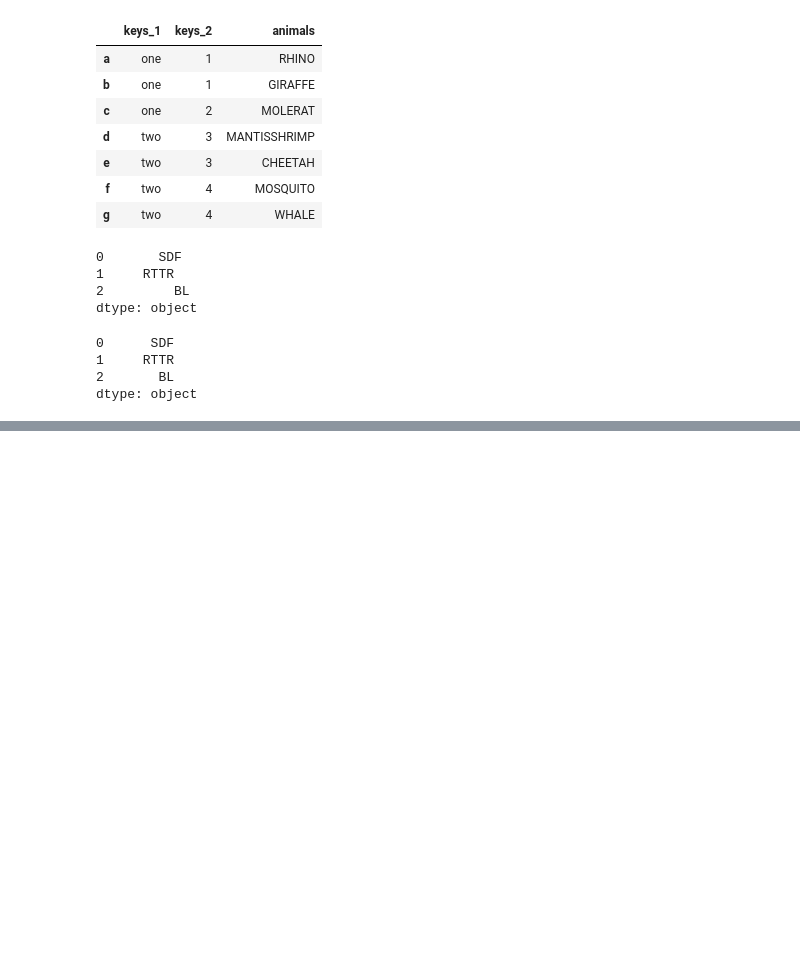
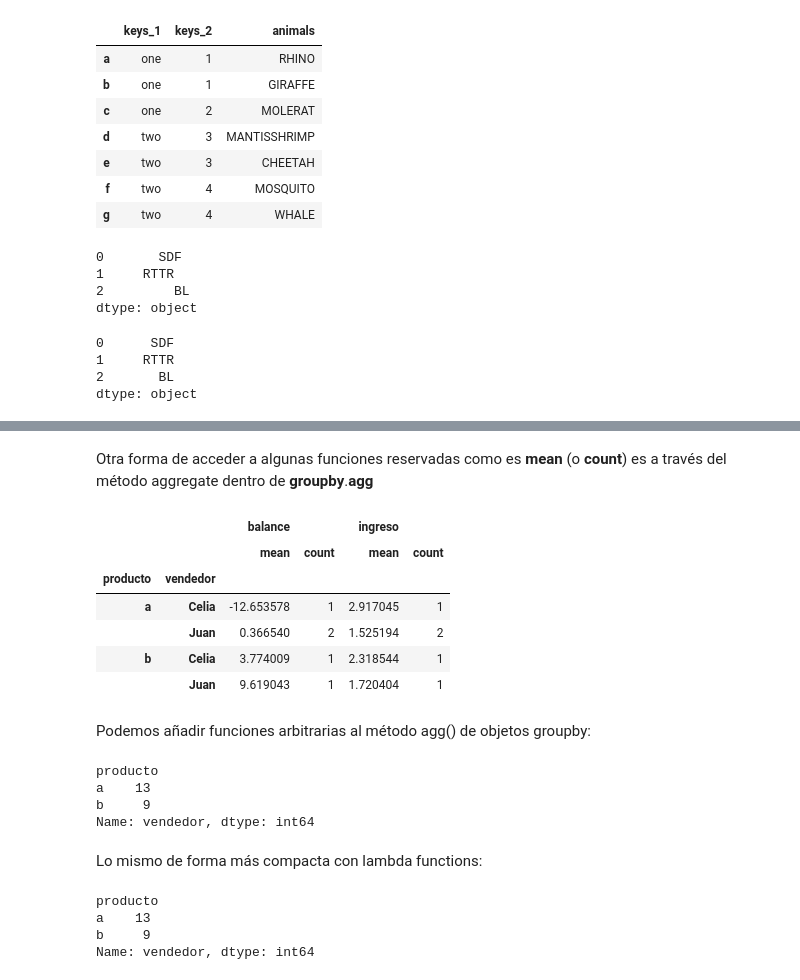
Before and after one commit to MQH15/Python, a Jupyter notebook: PANDAS_2.ipynb, the cells around one changed output, grey strips where cells are left out. Cells and saved outputs as stored; diff of their text form; code cells hidden in the pictures; blank space fills up the shorter version.

```diff
--- a/PANDAS_2.ipynb
+++ b/PANDAS_2.ipynb
@@ -431,0 +486,14 @@ dtype: object
+# %% [markdown]
+Otra forma de acceder a algunas funciones reservadas como es **mean** (o **count**) es a través del método aggregate dentro de **groupby**.**agg**
+# %%
+df_a.groupby(['producto','vendedor']).agg(['mean','count'])
+# %% [output]
+|  |  | balance |  | ingreso |  |
+|  |  | mean | count | mean | count |
+| producto | vendedor |  |  |  |  |
+| a | Celia | -12.653578 | 1 | 2.917045 | 1 |
+|  | Juan | 0.366540 | 2 | 1.525194 | 2 |
+| b | Celia | 3.774009 | 1 | 2.318544 | 1 |
+|  | Juan | 9.619043 | 1 | 1.720404 | 1 |
+# %% [markdown]
+Podemos añadir funciones arbitrarias al método agg() de objetos groupby:
@@ -431,0 +504,16 @@ dtype: object
+# %%
+df_a.groupby(['producto'])['vendedor'].agg(len_str_sum)
+# %% [output]
+producto
+a    13
+b     9
+Name: vendedor, dtype: int64
+# %% [markdown]
+Lo mismo de forma más compacta con lambda functions:
+# %%
+df_a.groupby(['producto'])['vendedor'].agg(lambda x: x.str.len().sum())
+# %% [output]
+producto
+a    13
+b     9
+Name: vendedor, dtype: int64
```
Also changed, not shown: parts of 41 cells of this notebook.
